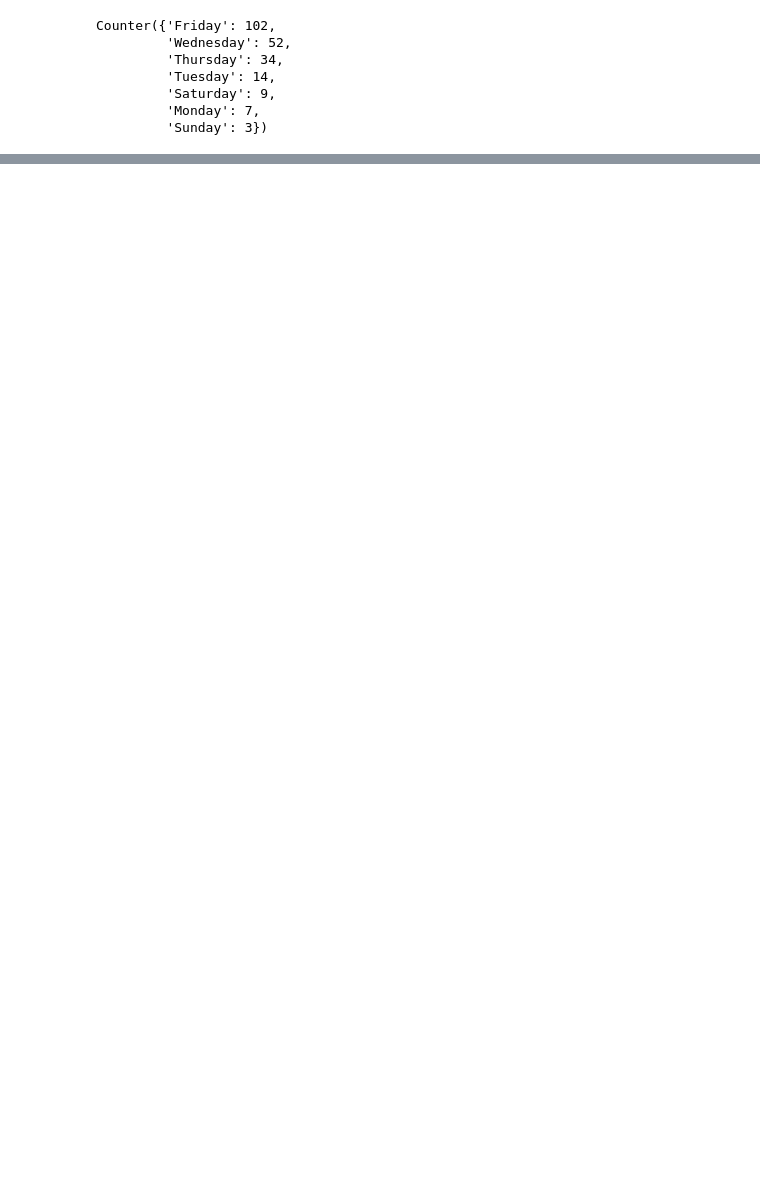
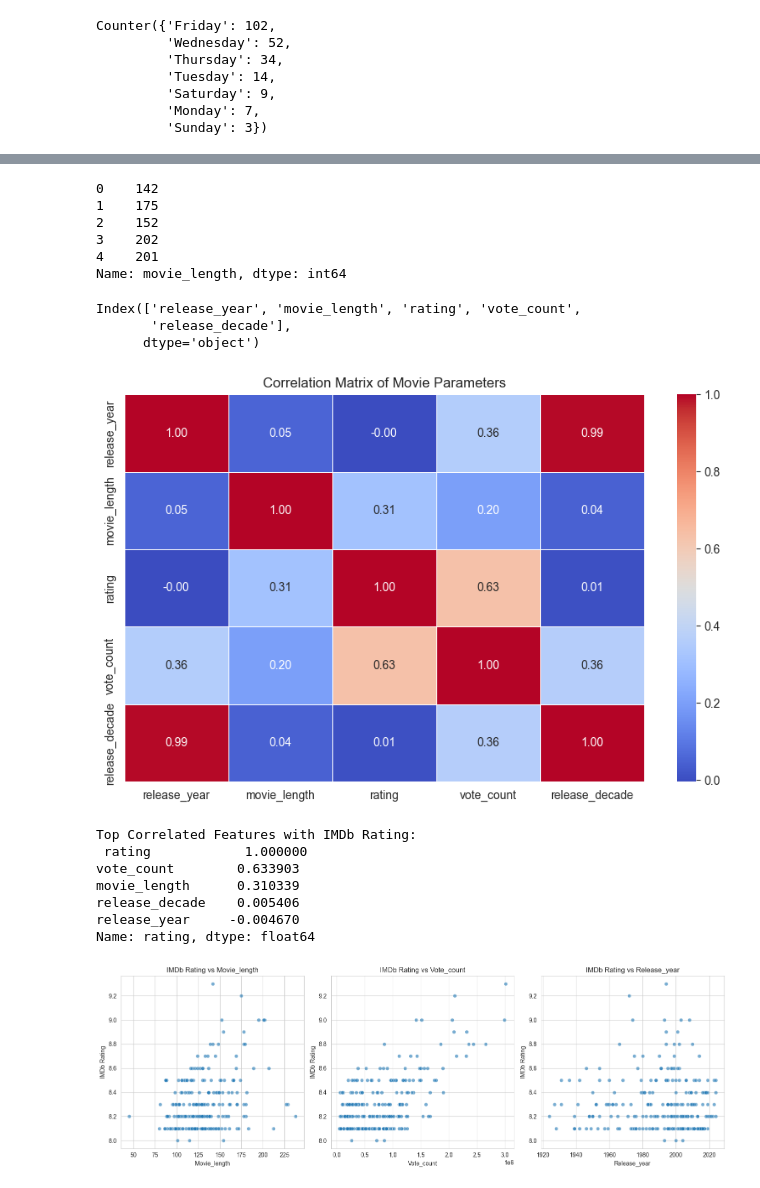
Before and after one commit to Cemputus/Data-Mining-and-Wrangling---movie-scraping, a Jupyter notebook: Analysis/Group4_Final.ipynb, the cells around one changed output, grey strips where cells are left out. Cells and saved outputs as stored; diff of their text form; code cells hidden in the pictures; blank space fills up the shorter version.

```diff
--- a/Analysis/Group4_Final.ipynb
+++ b/Analysis/Group4_Final.ipynb
@@ -535,0 +638,79 @@ plt.show()
+# %%
+## converting movie_length to integer
+
+import pandas as pd
+
+# Function to convert time format to minutes
+def convert_to_minutes(length):
+    if isinstance(length, str):  # Ensure it's a string before processing
+        length = length.strip()  # Remove extra spaces
+        if ":" in length:  # Handle HH:MM:SS or MM:SS formats
+            parts = list(map(int, length.split(":")))  # Split into components
+            if len(parts) == 3:  # If format is HH:MM:SS
+                return parts[0] * 60 + parts[1]  # Convert hours to minutes
+            elif len(parts) == 2:  # If format is MM:SS
+                return parts[0]  # Keep minutes only
+        elif "min" in length:  # Handle '123min' format
+            return int(length.replace("min", "").strip())
+    return None  # Return None for invalid values
+
+# Apply the function to the column
+cleaned_reformed["movie_length"] = cleaned_reformed["movie_length"].apply(convert_to_minutes)
+
+# Check if conversion is successful
+print(cleaned_reformed["movie_length"].head())
+# %% [output]
+0    142
+1    175
+2    152
+3    202
+4    201
+Name: movie_length, dtype: int64
+# %%
+## checking for numerical columns
+numerical_cols = cleaned_reformed.select_dtypes(include=['int64', 'float64'])
+numerical_cols.columns
+# %% [output]
+Index(['release_year', 'movie_length', 'rating', 'vote_count',
+       'release_decade'],
+      dtype='object')
+# %%
+## using visualization techniques
+
+
+
+# Compute correlation matrix
+correlation_matrix = numerical_cols.corr()
+
+# Plot heatmap
+plt.figure(figsize=(10, 6))
+sns.heatmap(correlation_matrix, annot=True, cmap="coolwarm", fmt=".2f", linewidths=0.5)
+plt.title("Correlation Matrix of Movie Parameters")
+plt.show()
+
+# Identify highest correlations with IMDb Rating
+correlation_with_rating = correlation_matrix["rating"].sort_values(ascending=False)
+print("Top Correlated Features with IMDb Rating:\n", correlation_with_rating)
+
+# Scatter plots for key correlated features
+key_features = ["movie_length", "vote_count", "release_year"]
+fig, axes = plt.subplots(1, 3, figsize=(15, 5))
+
+for i, feature in enumerate(key_features):
+    sns.scatterplot(x=numerical_cols[feature], y=numerical_cols["rating"], ax=axes[i], alpha=0.6)
+    axes[i].set_title(f"IMDb Rating vs {feature.capitalize()}")
+    axes[i].set_xlabel(feature.capitalize())
+    axes[i].set_ylabel("IMDb Rating")
+
+plt.tight_layout()
+plt.show()
+# %% [output]
+[figure, added]
+Top Correlated Features with IMDb Rating:
+ rating            1.000000
+vote_count        0.633903
+movie_length      0.310339
+release_decade    0.005406
+release_year     -0.004670
+Name: rating, dtype: float64
+[figure, added]
```
Also changed, not shown: parts of 19 cells of this notebook.
